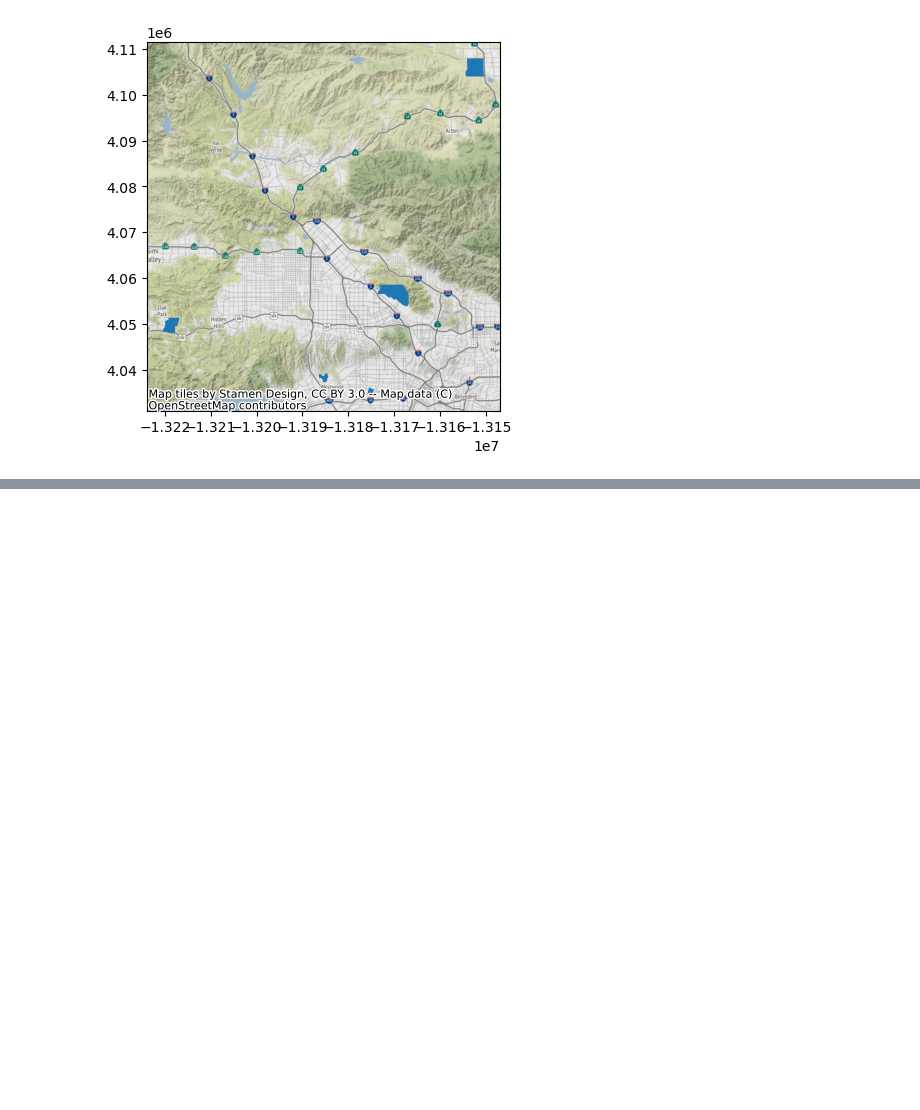
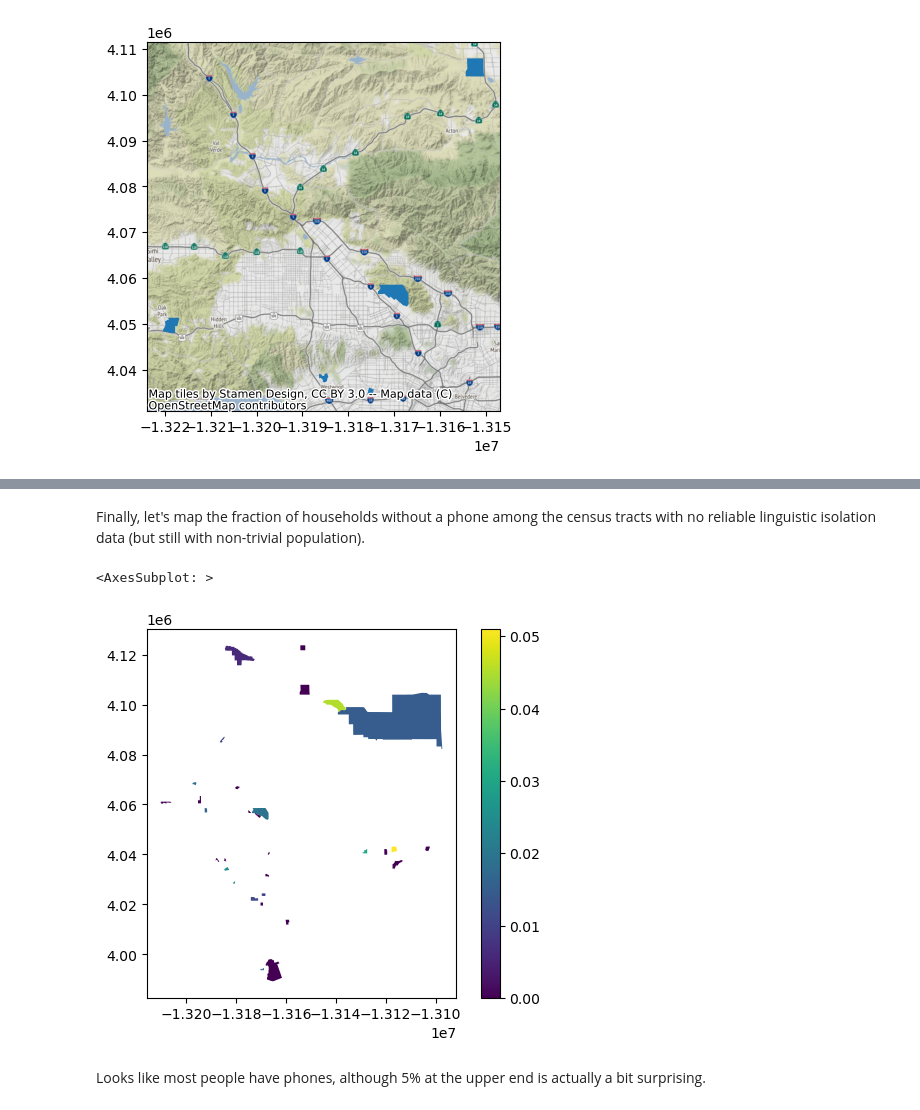
Before and after one commit to aron-walker/up221-aron, a Jupyter notebook: week3/week_3_aron_walker.ipynb, the cells around one changed output, grey strips where cells are left out. Saved outputs shown, nothing was run; the diff lists cells and outputs as text; code cells hidden in the pictures; blank space fills up the shorter version.

Commit message:
Added census data

```diff
--- a/week3/week_3_aron_walker.ipynb
+++ b/week3/week_3_aron_walker.ipynb
@@ -318,0 +307,4 @@ Curious. I think the next step would be to explore each of these places... I don
+# %%
+# Load census data
+census = pd.read_csv('data/R13285182_SL140.csv',
+                     dtype={'Geo_FIPS':str})
@@ -318,0 +313,6 @@ Curious. I think the next step would be to explore each of these places... I don
+# %%
+# Name the two relevant columns with something understandable
+census = census.rename(columns = {'SE_A10029_001':'households','SE_A10029_006':'no_phone'})
+
+# Add a column that is the fraction of homes without a phone
+census['f_no_phone']=census['no_phone']/census['households']
@@ -318,0 +323,6 @@ Curious. I think the next step would be to explore each of these places... I don
+# %%
+# Make mappable FIPS code into a string and add a leading zero
+mappable['Geo_FIPS']='0'+mappable['Tract'].astype(int).astype(str)
+
+# Check
+mappable['Geo_FIPS'].head()
@@ -318,0 +338,6 @@ Curious. I think the next step would be to explore each of these places... I don
+# %%
+# Make a merged dataframe
+merged=mappable.merge(census,on='Geo_FIPS')
+
+# Check
+merged.head()
@@ -318,0 +352,10 @@ Curious. I think the next step would be to explore each of these places... I don
+# %% [markdown]
+Finally, let's map the fraction of households without a phone among the census tracts with no reliable linguistic isolation data (but still with non-trivial population).
+# %%
+merged.plot(column='f_no_phone',
+           legend=True)
+# %% [output]
+<AxesSubplot: >
+[figure, added]
+# %% [markdown]
+Looks like most people have phones, although 5% at the upper end is actually a bit surprising.
```
Also changed, not shown: parts of 12 cells of this notebook, 1 other file.
